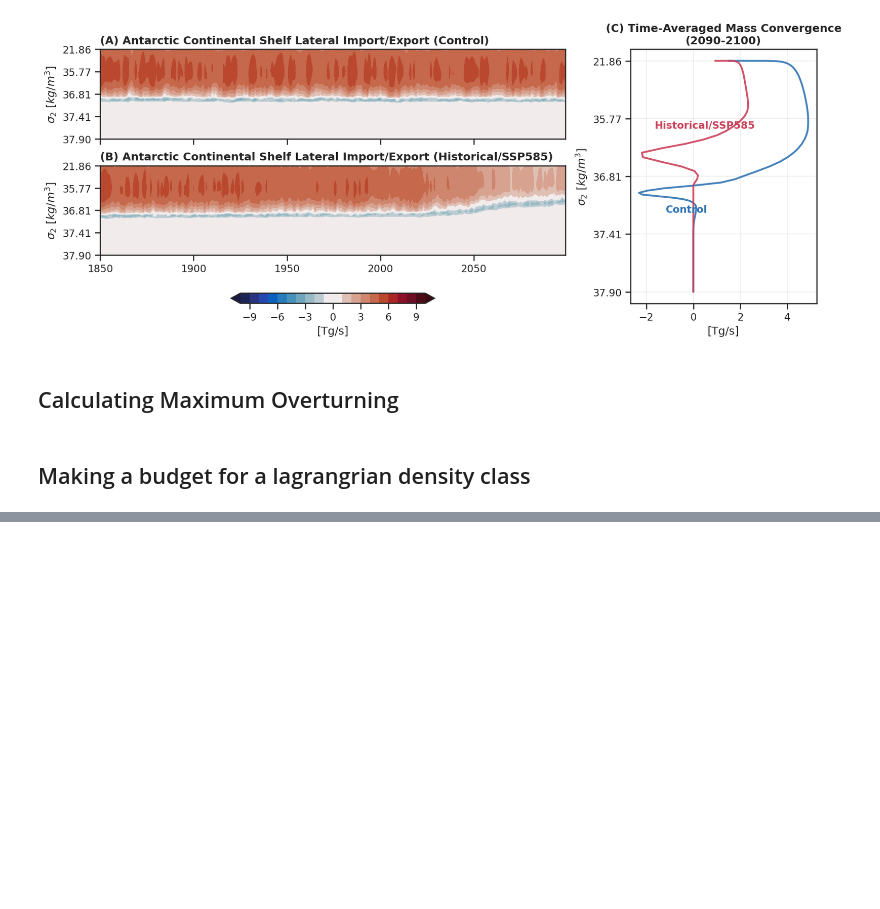
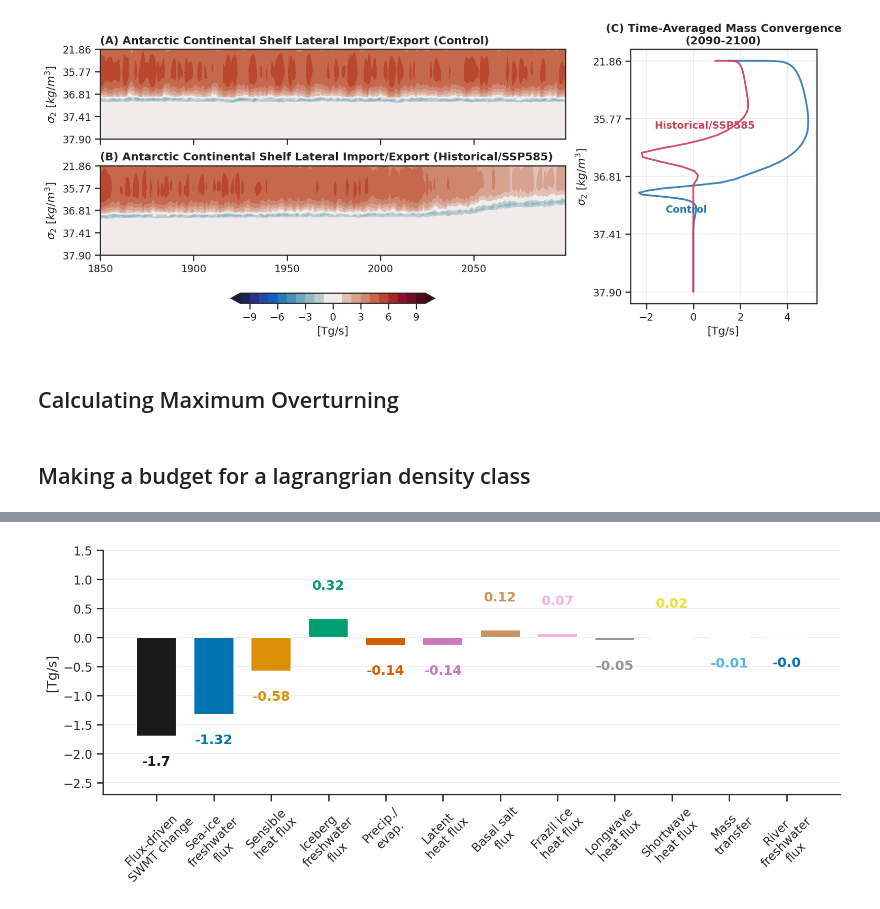
Before and after one commit to anthony-meza/CM4XAbyssalSWMT, a Jupyter notebook: notebooks/3p.plotting_SouthernOcean_Full_Budget_Paper_Analysis_fixed.ipynb, the cells around one changed output, grey strips where cells are left out. Saved outputs shown, nothing was run; the diff lists cells and outputs as text; code cells hidden in the pictures; blank space fills up the shorter version.

```diff
--- a/notebooks/3p.plotting_SouthernOcean_Full_Budget_Paper_Analysis_fixed.ipynb
+++ b/notebooks/3p.plotting_SouthernOcean_Full_Budget_Paper_Analysis_fixed.ipynb
@@ -479,7 +482,7 @@ SWMT_var_to_label = {
     "SWMT_heat_frazil":      "Frazil ice\nheat flux",
     "SWMT_heat_longwave":    "Longwave\nheat flux",
     "SWMT_heat_shortwave":   "Shortwave\nheat flux",
-    "SWMT_heat_mass_transfer":"Mass transfer",
+    "SWMT_heat_mass_transfer":"Mass\ntransfer",
     "SWMT_heat_sensible":    "Sensible\nheat flux",
     "SWMT_salt_residual":    "salt residual",
     "SWMT_residual":    "residual",
@@ -488,12 +491,12 @@ SWMT_var_to_label = {
     "SWMT_salt":             "salt",
     "SWMT_salt_evaporation": "Evaporation",
     "SWMT_salt_precipitation":"Precipitation",
-    "SWMT_salt_rivers":      "River\nfreshwater flux",
-    "SWMT_salt_icebergs":    "Iceberg\nfreshwater flux",
-    "SWMT_salt_basal_salt":  "Basal salt flux",
-    "SWMT_salt_sea_ice":     "Sea-ice\nfreshwater flux",
+    "SWMT_salt_rivers":      "River\nfreshwater\nflux",
+    "SWMT_salt_icebergs":    "Iceberg\nfreshwater\nflux",
+    "SWMT_salt_basal_salt":  "Basal salt\nflux",
+    "SWMT_salt_sea_ice":     "Sea-ice\nfreshwater\nflux",
     "SWMT_heat_residual":    "heat residual",
-    "SWMT_salt_precip_minus_evaporation": "Precipitation/\nEvaporation",
+    "SWMT_salt_precip_minus_evaporation": "Precip./\nevap.",
     "other_terms": "other terms"
 
 }
@@ -586,35 +589,37 @@ fig.savefig("plots/DSW_SWMT_Budget.png", dpi = 250, bbox_inches = "tight")
 # %%
 exclude_vars = {"boundary_fluxes_heat", "SWMT", "SWMT_salt_approx", "SWMT_heat_approx", "SWMT_heat", "SWMT_salt", "SWMT_heat_residual", "SWMT_salt_residual", "SWMT_residual"}
 decomp_vars = sorted(list(set(tendencies_SWMT.data_vars) - exclude_vars))
 
 # decomp_vars = ["SWMT_salt_sea_ice", "SWMT_heat_sensible", "SWMT_heat_shortwave"]
-decomp_labels = [SWMT_var_to_label[var] + "\ncontribution" for var in decomp_vars]
+decomp_labels = [SWMT_var_to_label[var] for var in decomp_vars]
 decomp_integrand_change = [toTg * get_variable_integrand_change(mean_swmt, var = var).values for var in decomp_vars]
 
 decomp_vars = np.array(decomp_vars)[np.argsort(np.abs(np.array(decomp_integrand_change)))[::-1].tolist()]
-decomp_labels = [SWMT_var_to_label[var] + "\ncontribution" for var in decomp_vars]
+decomp_labels = [SWMT_var_to_label[var] for var in decomp_vars]
 decomp_integrand_change = [toTg * get_variable_integrand_change(mean_swmt, var = var).values for var in decomp_vars]
 
 decomp_integrand_change = [flux_change_on_preexist_outcrop.values] + decomp_integrand_change
-decomp_labels = ["SWMT Change\ndue to\nflux change"] + decomp_labels
+decomp_labels = ["Flux-driven\nSWMT change"] + decomp_labels
 
 sorted_decomp_idx = np.argsort(np.abs(decomp_integrand_change))[::-1]
 decomp_integrand_change = np.array(decomp_integrand_change)[sorted_decomp_idx]
 decomp_labels = np.array(decomp_labels)[sorted_decomp_idx]
 
 colors= ["k"] + sns.color_palette("colorblind", len(decomp_integrand_change)-1)
 
-fig, ax = plt.subplots(figsize = (12, 5))
-bars = ax.bar(decomp_labels, decomp_integrand_change, align='center', color = colors)
+fig, ax = plt.subplots(figsize = (12, 4))
+bars = ax.bar(decomp_labels, decomp_integrand_change, align='center', color = colors, width=0.7)
 ax.tick_params(axis='x', labelrotation=45, labelright=False)
 
 ax.set_ylim(-2.7, 1.5)
 ax.set_ylabel("[Tg/s]")
 ax.grid(alpha = 0.3)
 ax.xaxis.grid(False)
 ax.spines["top"].set_visible(False)
 ax.spines["right"].set_visible(False)
-ax.tick_params(axis="x", labelsize=9)  # change fontsize of xticklabels
+# ax.tick_params(axis="x", labelsize=9)  # change fontsize of xticklabels
 
 add_bar_numbers(bars, ax, text_height_factor = 0.5)
-fig.savefig("plots/DSW_SWMT_FluxChange_Full_Budget.png", dpi = 250, bbox_inches = "tight")
+fig.savefig("plots/DSW_SWMT_FluxChange_Full_Budget.png", dpi = 150, bbox_inches = "tight")
+# %% [output]
+[figure, added]
```
Also changed, not shown: parts of 3 cells of this notebook, 1 other file.
